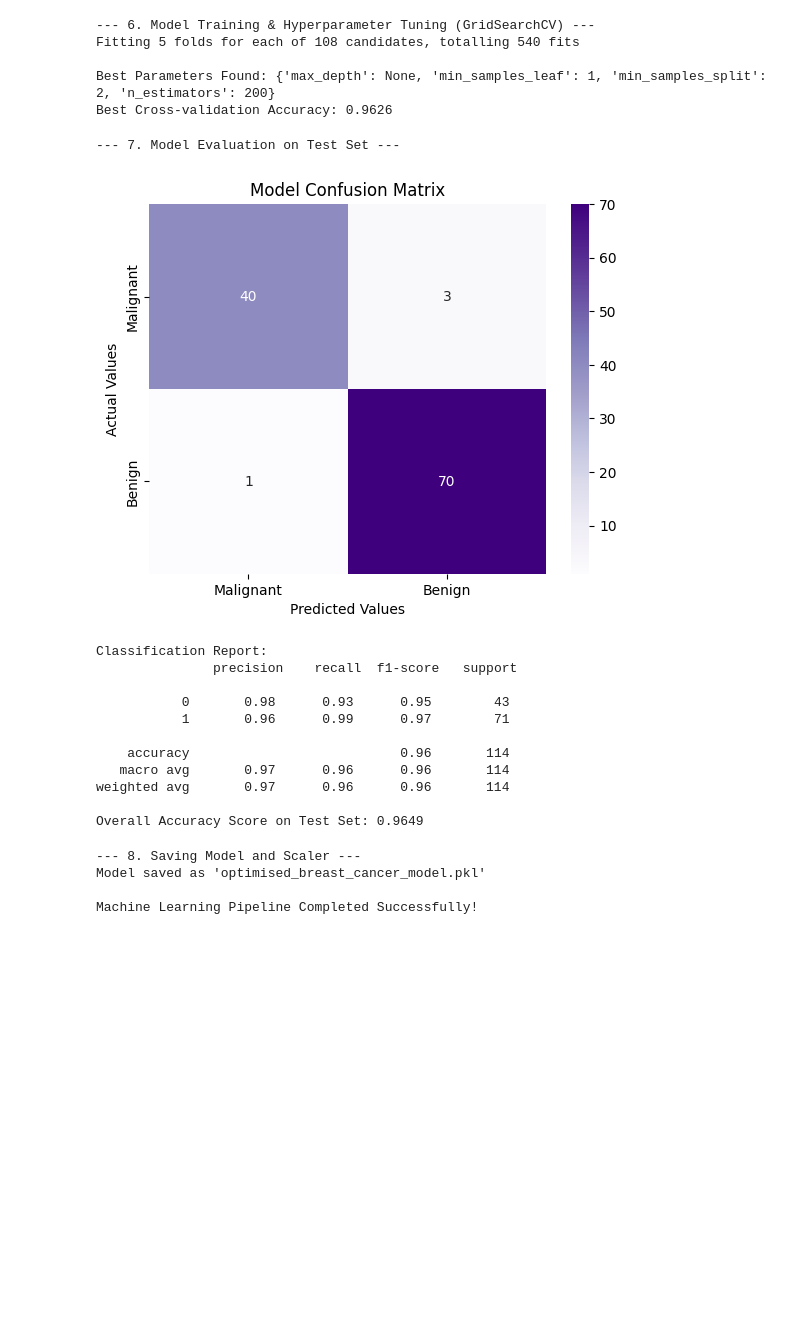
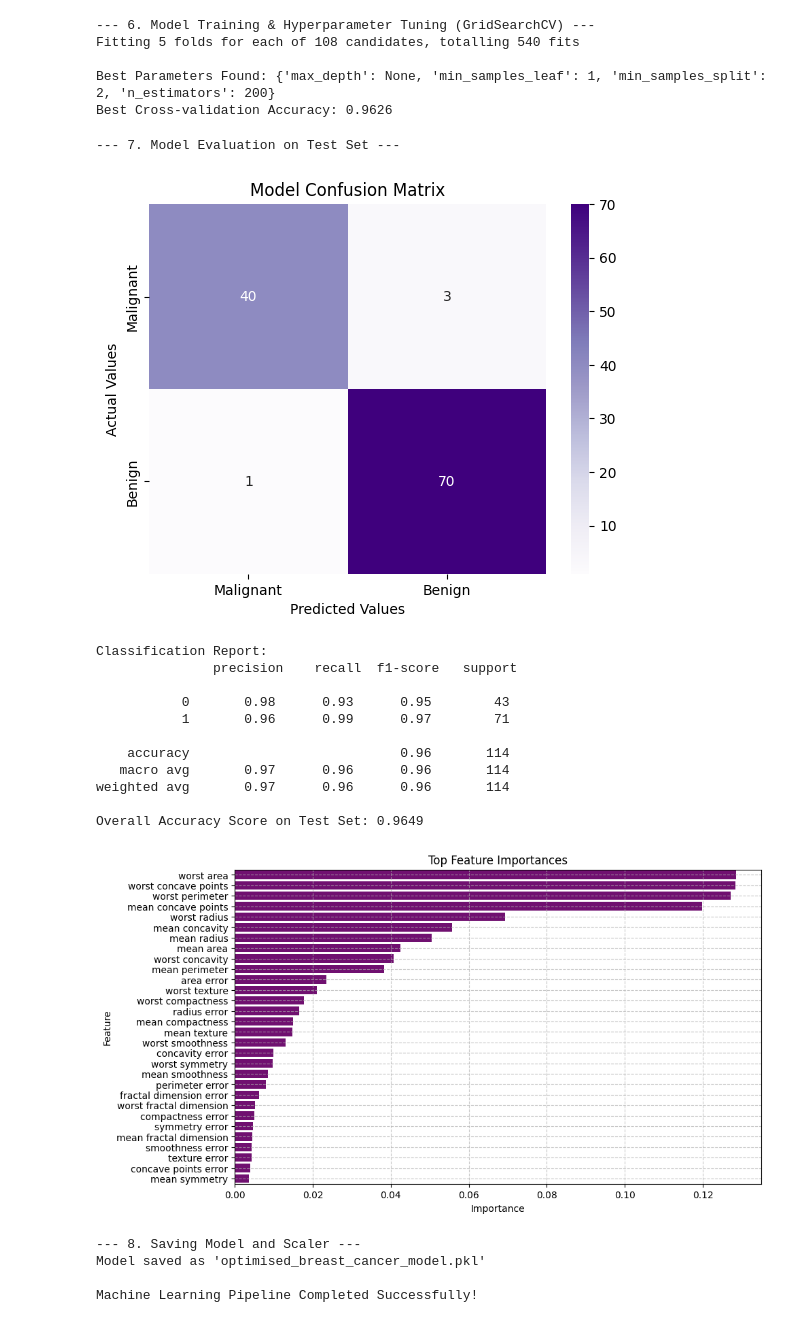
Before and after one commit to Alex-Njagi/ml-group-project, a Jupyter notebook: ml_model.ipynb, the cells around one changed output. Cells and saved outputs as stored; diff of their text form; code cells hidden in the pictures; blank space fills up the shorter version.

```diff
--- a/ml_model.ipynb
+++ b/ml_model.ipynb
@@ -199,33 +199,49 @@ Best Cross-validation Accuracy: 0.9626
 print("\n--- 7. Model Evaluation on Test Set ---")
 
 # Make predictions on the test set using the best model
 y_pred = best_model.predict(X_test)
 
 # Evaluate the model
 model_cm = confusion_matrix(y_test, y_pred)
 sns.heatmap(model_cm, annot=True, fmt='d', cmap='Purples', xticklabels=['Malignant', 'Benign'], yticklabels=['Malignant', 'Benign'])
 plt.xlabel('Predicted Values')
 plt.ylabel('Actual Values')
 plt.title('Model Confusion Matrix')
 plt.savefig("model_cm_visualisation.png", bbox_inches = 'tight')
 plt.show()
 
 print("\nClassification Report:\n", classification_report(y_test, y_pred))
 print(f"Overall Accuracy Score on Test Set: {accuracy_score(y_test, y_pred):.4f}")
+
+# Feature Importance
+importances = best_model.feature_importances_
+feature_names = X.columns
+
+feat_df = pd.DataFrame({'Feature': feature_names, 'Importance': importances})
+feat_df = feat_df.sort_values(by = 'Importance', ascending = False)
+
+# Plot the feature importances
+plt.figure(figsize=(10, 6))
+sns.barplot(data = feat_df, x = 'Importance', y = 'Feature', color = 'purple')
+plt.grid(True, linestyle = '--', alpha = 0.7)
+plt.title('Top Feature Importances')
+plt.savefig("feature_importance_visualisation.png", bbox_inches = 'tight')
+plt.show()
 # %% [output]
 --- 7. Model Evaluation on Test Set ---
 [figure]
 Classification Report:
                precision    recall  f1-score   support
 
            0       0.98      0.93      0.95        43
            1       0.96      0.99      0.97        71
 
     accuracy                           0.96       114
    macro avg       0.97      0.96      0.96       114
 weighted avg       0.97      0.96      0.96       114
 
 Overall Accuracy Score on Test Set: 0.9649
+[figure, added]
 # %%
 # -----------------------------------------------------------------------------
 # 8. Save the Trained Model and Scaler
```
Also changed, not shown: 6 other files.
